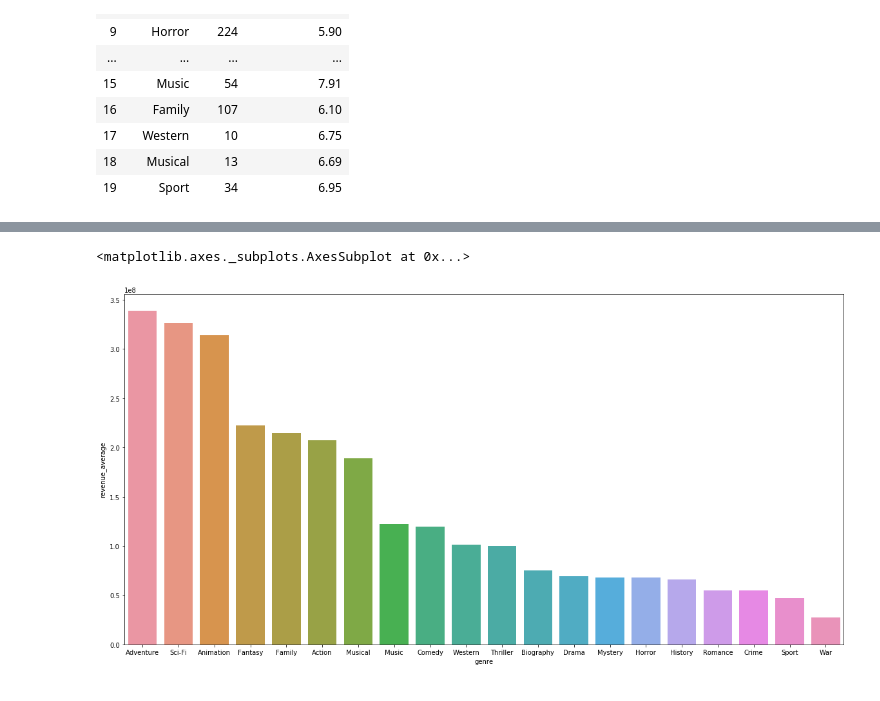
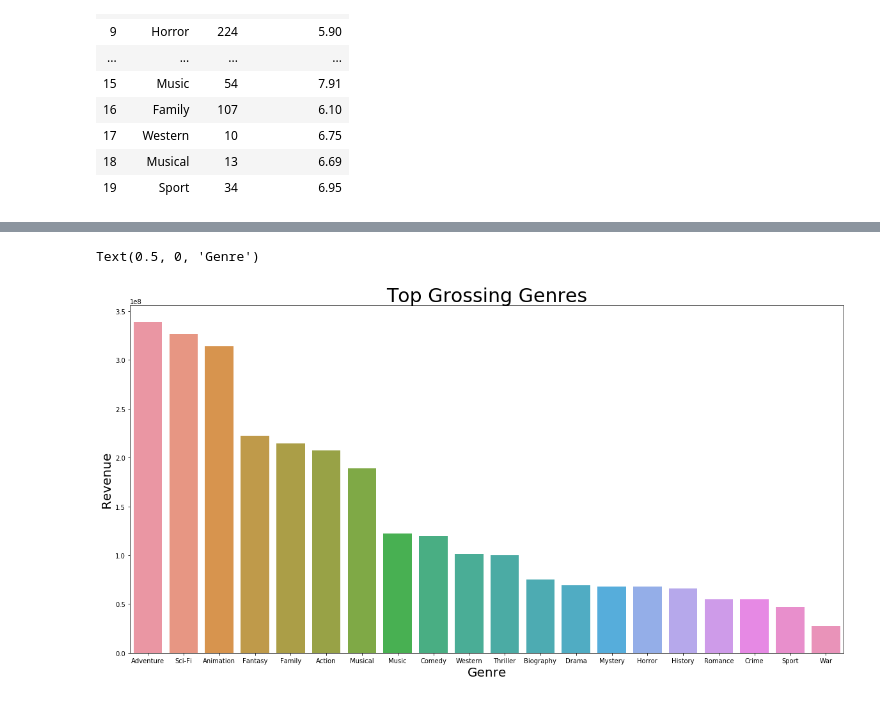
Before and after one commit to gabbyflabby/Movie_Data_Analysis, a Jupyter notebook: Untitled.ipynb, the cells around one changed output, grey strips where cells are left out. Cells and saved outputs as stored; diff of their text form; code cells hidden in the pictures.

Commit message:
finished visualization creation

```diff
--- a/Untitled.ipynb
+++ b/Untitled.ipynb
@@ -80,7 +80,7 @@ df
 # %%
 #how many movies belonged to which genre
 genre_list = []
-for genres in df['genre']:
+for genres in df_short['genre']:
     genre_list.extend(genre.strip() for genre in genres.split(','))
     genre_dict = {}
     for genre in genre_list:
@@ -133,7 +118,7 @@ genre_df
 #add rating to genre_df
 unique_genres = list(genre_dict.keys())
 genre_rating_dict = {}
-for index, row in df.iterrows():
+for index, row in df_short.iterrows():
      for genre in unique_genres:
             if genre in row['genre']:
                 rating = row['star_rating']
@@ -142,8 +127,9 @@ for index, row in df.iterrows():
                 else:
                     genre_rating_dict[genre] = rating
 
+
 genre_df['rating_sum'] = list(genre_rating_dict.values())
-genre_df['rating_average'] = round(genre_df['rating_sum']/genre_df['count'], 2)
+genre_df['rating_average'] = genre_df['rating_sum']/genre_df['count']
 genre_df.drop(columns=['rating_sum'], inplace=True)
 genre_df
 # %% [output]
@@ -167,7 +153,7 @@ genre_df
 # %%
 #add revenue to genre_df
 genre_revenue_dict = {}
-for index, row in df.iterrows():
+for index, row in df_short.iterrows():
     for genre in unique_genres:
         if genre in row['genre']:
             revenue = row['gross_revenue']
@@ -177,7 +163,7 @@ for index, row in df.iterrows():
                 genre_revenue_dict[genre] = revenue
 
 genre_df['revenue_sum'] = list(genre_revenue_dict.values())
-genre_df['revenue_average'] = round(genre_df['revenue_sum']/genre_df['count'])
+genre_df['revenue_average'] = genre_df['revenue_sum']/genre_df['count']
 genre_df.drop(columns=['revenue_sum'], inplace=True)
 genre_df
 # %% [output]
@@ -200,0 +187,16 @@ genre_df
+# %%
+#add budget to genre_df
+genre_budget_dict = {}
+for index, row in df_short.iterrows():
+    for genre in unique_genres:
+        if genre in row['genre']:
+            budget = row['budget']
+            if genre in genre_budget_dict:
+                genre_budget_dict[genre] += budget
+            else:
+                genre_budget_dict[genre] = budget
+
+genre_df['budget_sum'] = list(genre_budget_dict.values())
+genre_df['budget_average'] = round(genre_df['budget_sum']/genre_df['count'])
+genre_df.drop(columns=['budget_sum'], inplace=True)
+genre_df
@@ -223,6 +244,10 @@ genre_df
 # %%
-fig, ax1 = plt.subplots(figsize=(20,10))
+#make bar plot
+fig, ax = plt.subplots(figsize=(20,10))
 sns.barplot(genre_df['genre'], genre_df['revenue_average'])
+ax.set_title('Top Grossing Genres', fontsize=(30))
+ax.set_ylabel('Revenue', fontsize=(20))
+ax.set_xlabel('Genre', fontsize=(20))
 # %% [output]
-<matplotlib.axes._subplots.AxesSubplot at 0x...>
+Text(0.5, 0, 'Genre')
-[figure, old version]
+[figure, new version]
```
Also changed, not shown: parts of 23 cells of this notebook.
